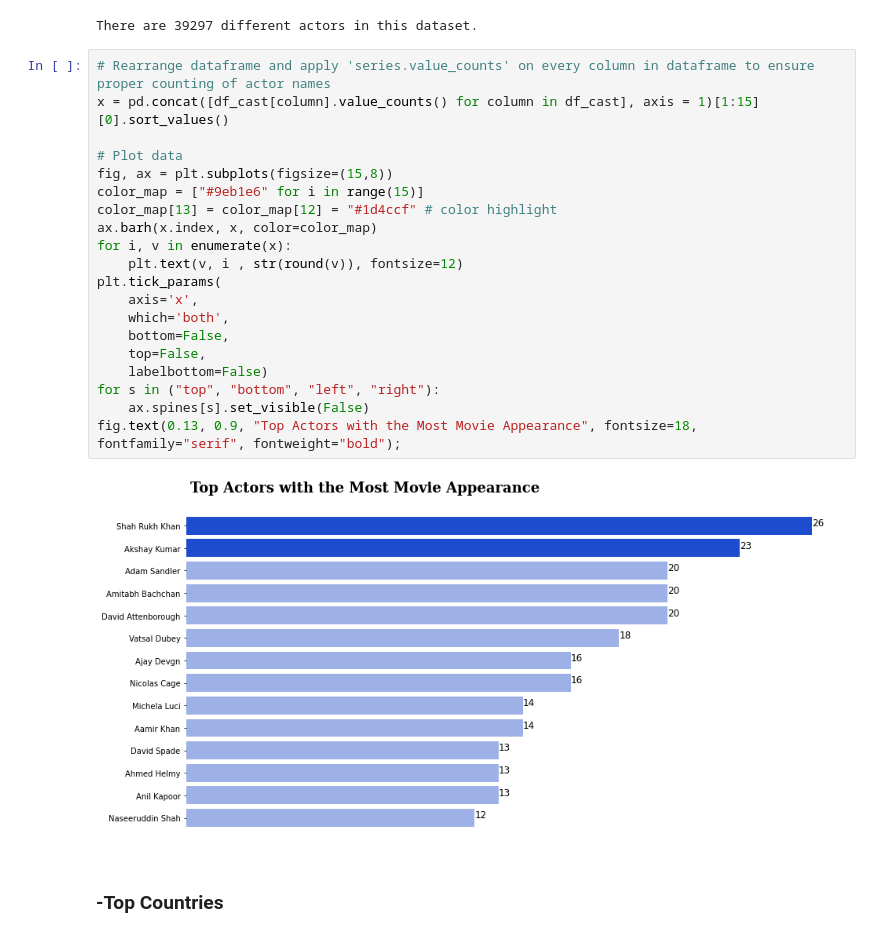
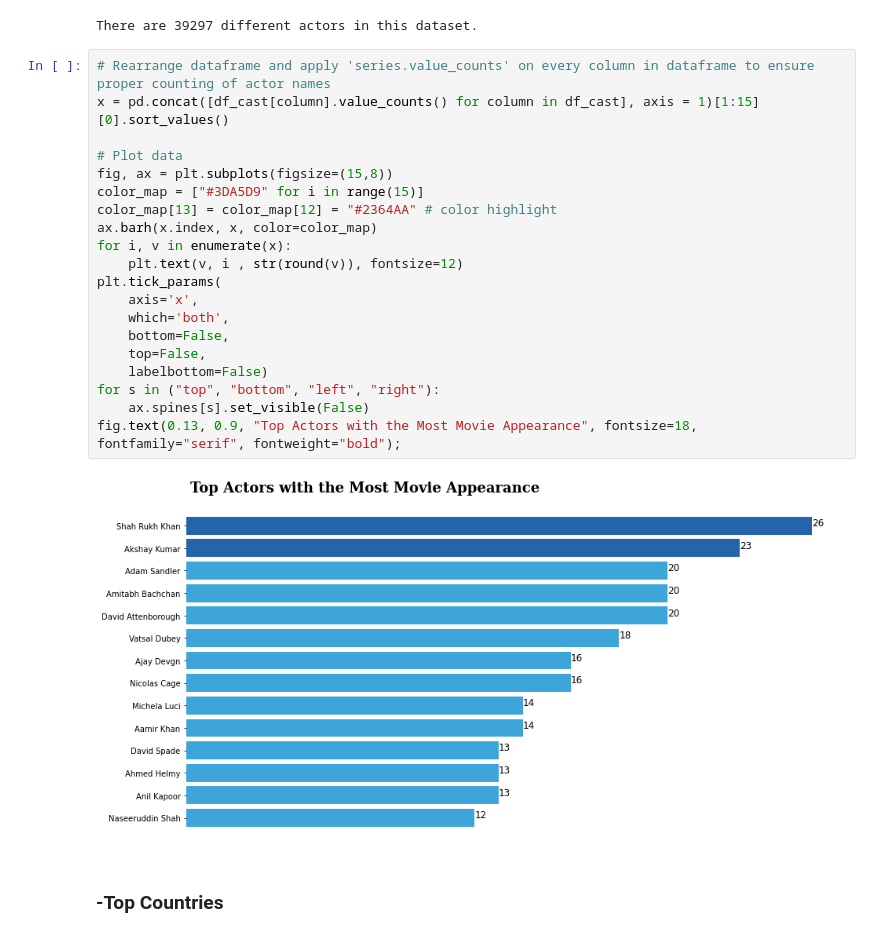
Before and after one commit to TheBlueZayn/Netflix-EDA, a Jupyter notebook: main.ipynb, the cells around one changed output. Cells and saved outputs as stored; diff of their text form.

```diff
--- a/main.ipynb
+++ b/main.ipynb
@@ -357,25 +357,25 @@ There are 39297 different actors in this dataset.
 # %%
 # Rearrange dataframe and apply 'series.value_counts' on every column in dataframe to ensure proper counting of actor names
 x = pd.concat([df_cast[column].value_counts() for column in df_cast], axis = 1)[1:15][0].sort_values()
 
 # Plot data
 fig, ax = plt.subplots(figsize=(15,8))
-color_map = ["#9eb1e6" for i in range(15)]
-color_map[13] = color_map[12] = "#1d4ccf" # color highlight
+color_map = ["#3DA5D9" for i in range(15)]
+color_map[13] = color_map[12] = "#2364AA" # color highlight
 ax.barh(x.index, x, color=color_map)
 for i, v in enumerate(x):
     plt.text(v, i , str(round(v)), fontsize=12)
 plt.tick_params(
     axis='x',
     which='both',
     bottom=False,
     top=False,
     labelbottom=False)
 for s in ("top", "bottom", "left", "right"):
     ax.spines[s].set_visible(False)
 fig.text(0.13, 0.9, "Top Actors with the Most Movie Appearance", fontsize=18, fontfamily="serif", fontweight="bold");
 # %% [output]
-[figure, old version]
+[figure, new version]
 # %% [markdown]
 ### -Top Countries
 # %% [markdown]
```
Also changed, not shown: parts of 2 cells of this notebook.
